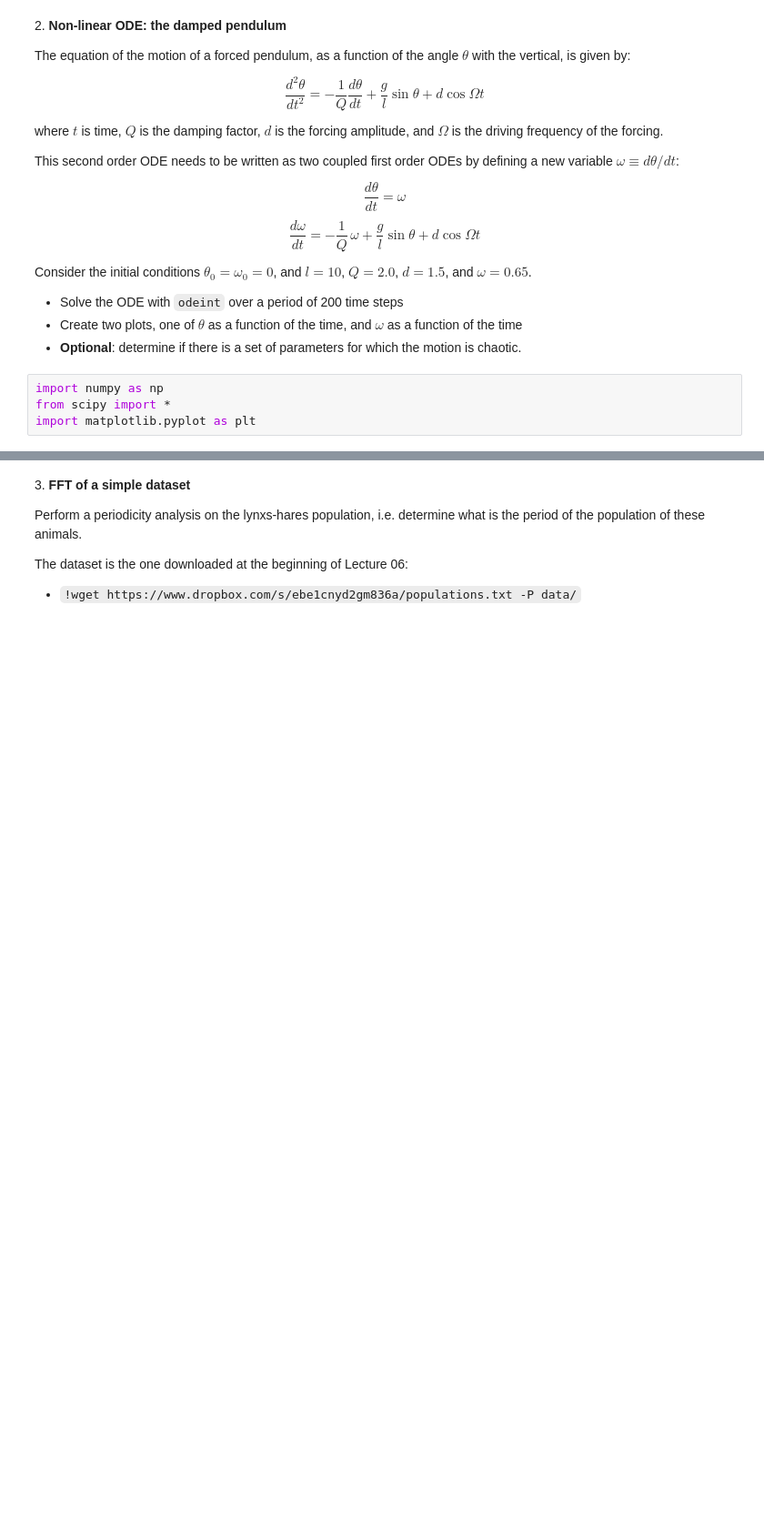
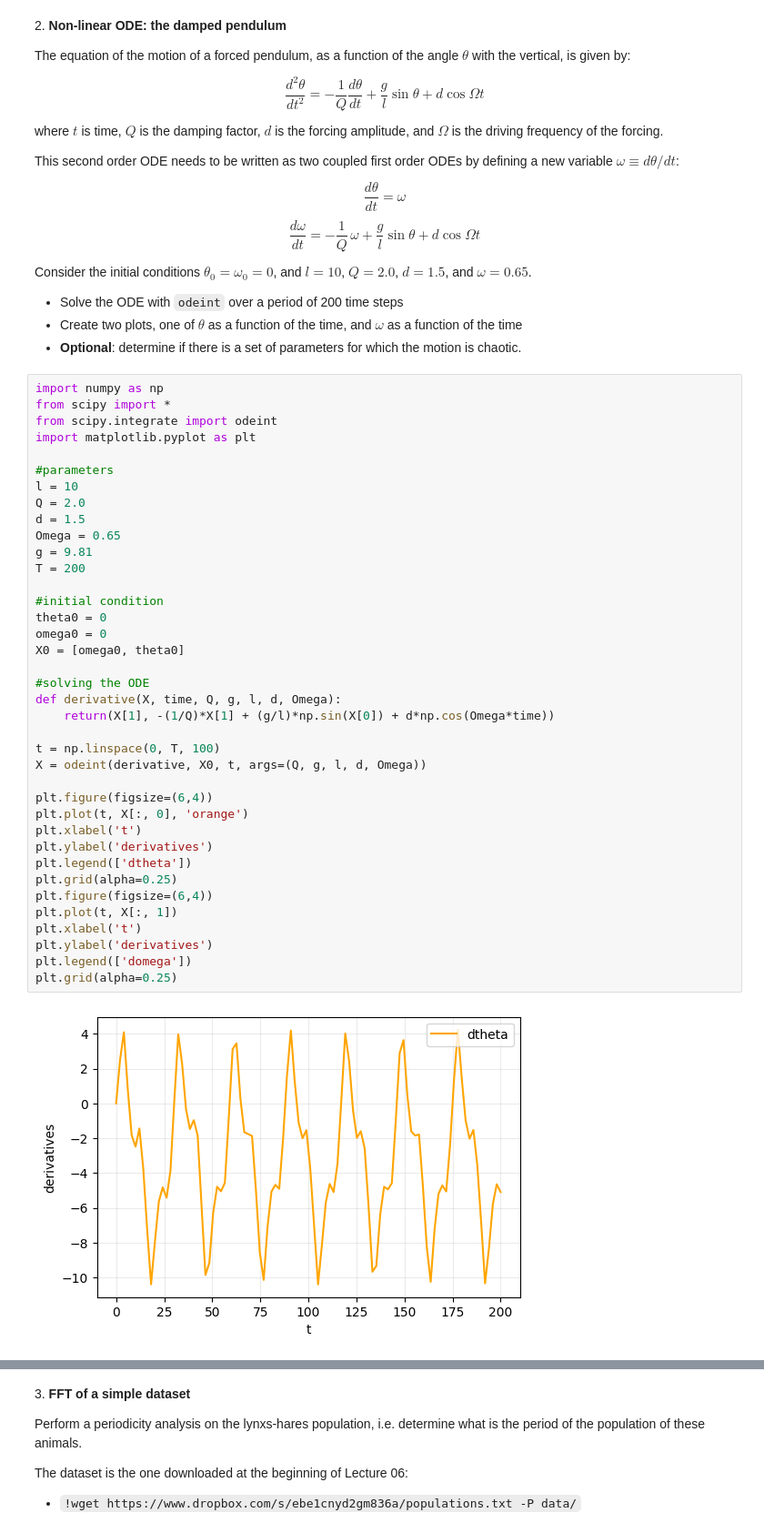
Before and after one commit to saraLevo/ScientificComputingWithPython2023, a Jupyter notebook: 09ex_numerical.ipynb, the cells around one changed output, grey strips where cells are left out. Shown at 91% size. Drawn from its saved outputs; the diff is of its cells as text; blank space fills up the shorter version.

```diff
--- a/09ex_numerical.ipynb
+++ b/09ex_numerical.ipynb
@@ -91,7 +91,43 @@ Consider the initial conditions $\theta_0 = \omega_0 = 0$, and $l = 10$, $Q = 2.
  - Solve the ODE with `odeint` over a period of 200 time steps
  - Create two plots, one of $\theta$ as a function of the time, and $\omega$ as a function of the time
  - **Optional**: determine if there is a set of parameters for which the motion is chaotic.
-# %%
-import numpy as np
-from scipy import *
-import matplotlib.pyplot as plt
+# %%
+import numpy as np
+from scipy import *
+from scipy.integrate import odeint
+import matplotlib.pyplot as plt
+
+#parameters
+l = 10
+Q = 2.0
+d = 1.5
+Omega = 0.65
+g = 9.81
+T = 200
+
+#initial condition
+theta0 = 0
+omega0 = 0
+X0 = [omega0, theta0]
+
+#solving the ODE
+def derivative(X, time, Q, g, l, d, Omega):
+    return(X[1], -(1/Q)*X[1] + (g/l)*np.sin(X[0]) + d*np.cos(Omega*time))
+
+t = np.linspace(0, T, 100)
+X = odeint(derivative, X0, t, args=(Q, g, l, d, Omega))
+
+plt.figure(figsize=(6,4))
+plt.plot(t, X[:, 0], 'orange')
+plt.xlabel('t')
+plt.ylabel('derivatives')
+plt.legend(['dtheta'])
+plt.grid(alpha=0.25)
+plt.figure(figsize=(6,4))
+plt.plot(t, X[:, 1])
+plt.xlabel('t')
+plt.ylabel('derivatives')
+plt.legend(['domega'])
+plt.grid(alpha=0.25)
+# %% [output]
+[figure, added]
```
Also changed, not shown: parts of 4 cells of this notebook.
